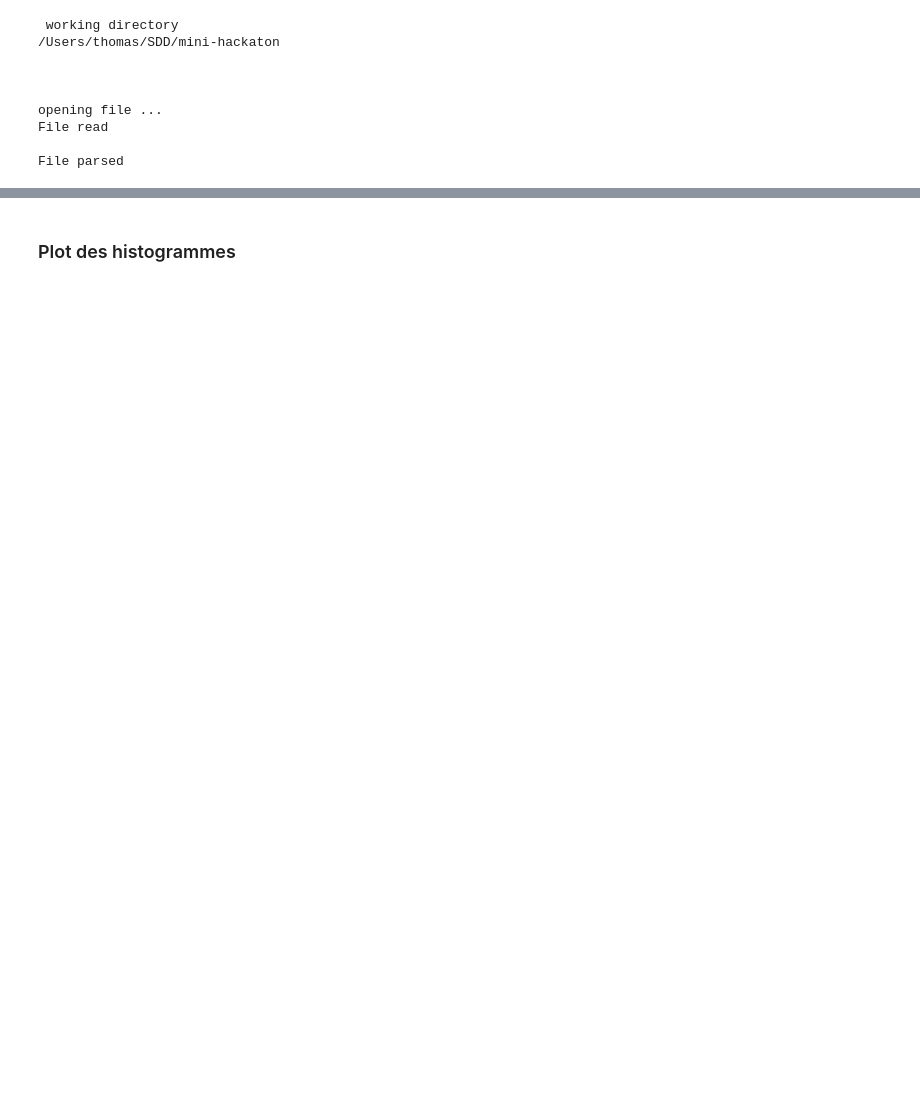
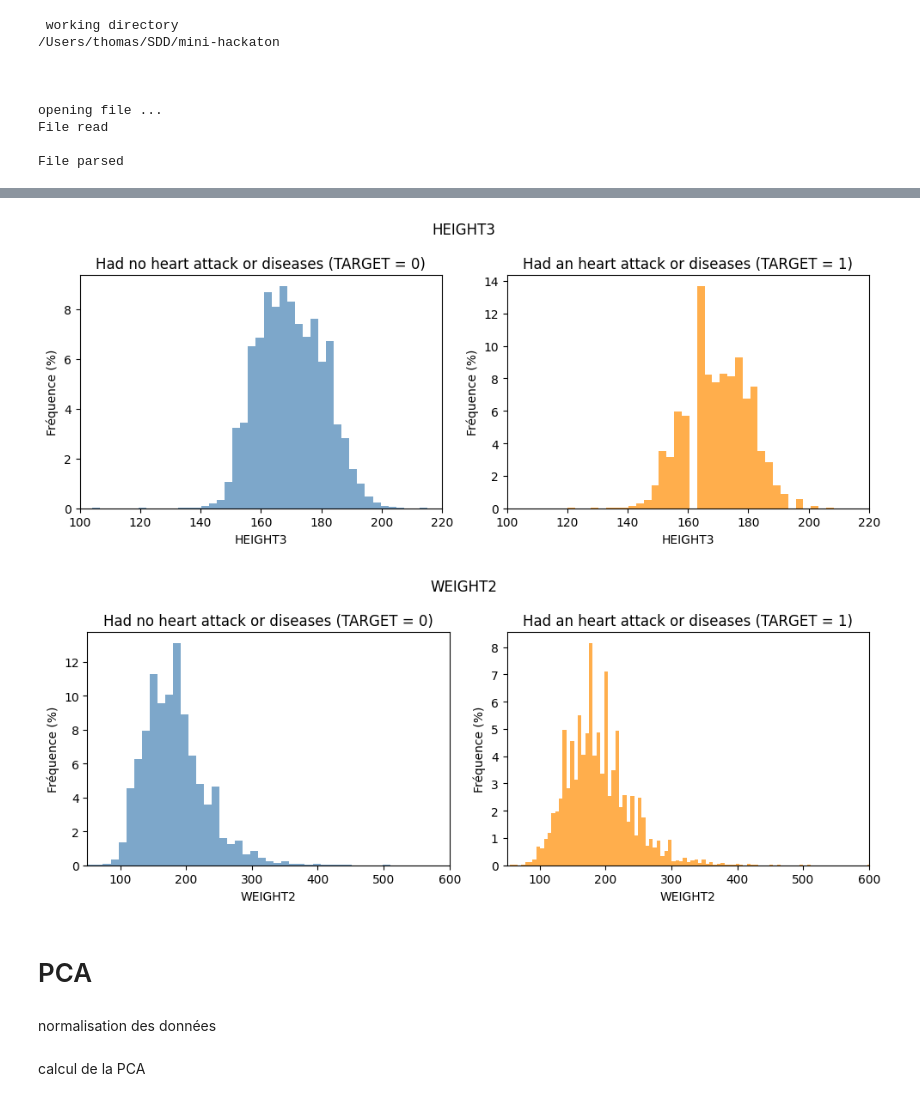
Before and after one commit to thomasdepic/mini-hackaton-gros-camtars, a Jupyter notebook: data_analytics.ipynb, the cells around one changed output, grey strips where cells are left out. Saved outputs shown, nothing was run; the diff lists cells and outputs as text; code cells hidden in the pictures; blank space fills up the shorter version.

```diff
--- a/data_analytics.ipynb
+++ b/data_analytics.ipynb
@@ -74,3 +80,30 @@ features["WEIGHT2"] = clean_weight_to_lbs(features["WEIGHT2"])
+# %%
+def clean_height_to_cm(series, min_cm=50, max_cm=250):
+    series = series.copy()
+
+    # Codes spéciaux → NaN
+    series = series.replace({7777: np.nan, 9999: np.nan})
+
+    # Cas 1 : pieds/inches (200–711)
+    ft_in_mask = (series >= 200) & (series <= 711)
+    ft = series[ft_in_mask] // 100
+    inch = series[ft_in_mask] % 100
+    series.loc[ft_in_mask] = ft * 30.48 + inch * 2.54  # conversion en cm
+
+    # Cas 2 : métrique (9000–9998)
+    metric_mask = (series >= 9000) & (series <= 9998)
+    series.loc[metric_mask] = series.loc[metric_mask] - 9000  # obtenir la valeur en cm
+
+    # Arrondir et convertir en Int64
+    series = series.round().astype("Int64")
+
+    # Filtrer les tailles absurdes
+    series.loc[(series < min_cm) | (series > max_cm)] = pd.NA
+
+    return series
+
+# Application
+features["HEIGHT3"] = clean_height_to_cm(features["HEIGHT3"])
 # %%
 features_nan = features.isna().sum(axis = 0) / len(features)
 print(features_nan)
@@ -93,6 +128,7 @@ columns_of_interest = ['SEXVAR', 'GENHLTH', 'PHYSHLTH', 'MENTHLTH', 'POORHLTH',
 from CRS.html_parser import parse_html
 
 parsed, parsed_dict = parse_html(filename="USCODE22_LLCP_102523.HTML")
+parsed_dict["HEIGHT3"]="Reported Height in cm"
 # %% [output]
  working directory
 /Users/thomas/SDD/mini-hackaton
@@ -170,2 +213,10 @@ for col in columns_of_interest :  # limiter à max_cols pour éviter trop de plo
-# %% [markdown]
-### Plot des histogrammes
+# %%
+plot_hist("HEIGHT3", features, target,bins=60,xmin=100,xmax=220)
+plot_hist("WEIGHT2", features, target,bins=100,xmin=50,xmax=600)
+# %% [output]
+[figure, added]
+[figure, added]
+# %% [markdown]
+# PCA
+# %% [markdown]
+normalisation des données
@@ -171,0 +227,2 @@ for col in columns_of_interest :  # limiter à max_cols pour éviter trop de plo
+# %% [markdown]
+calcul de la PCA
```
Also changed, not shown: parts of 14 cells of this notebook.
